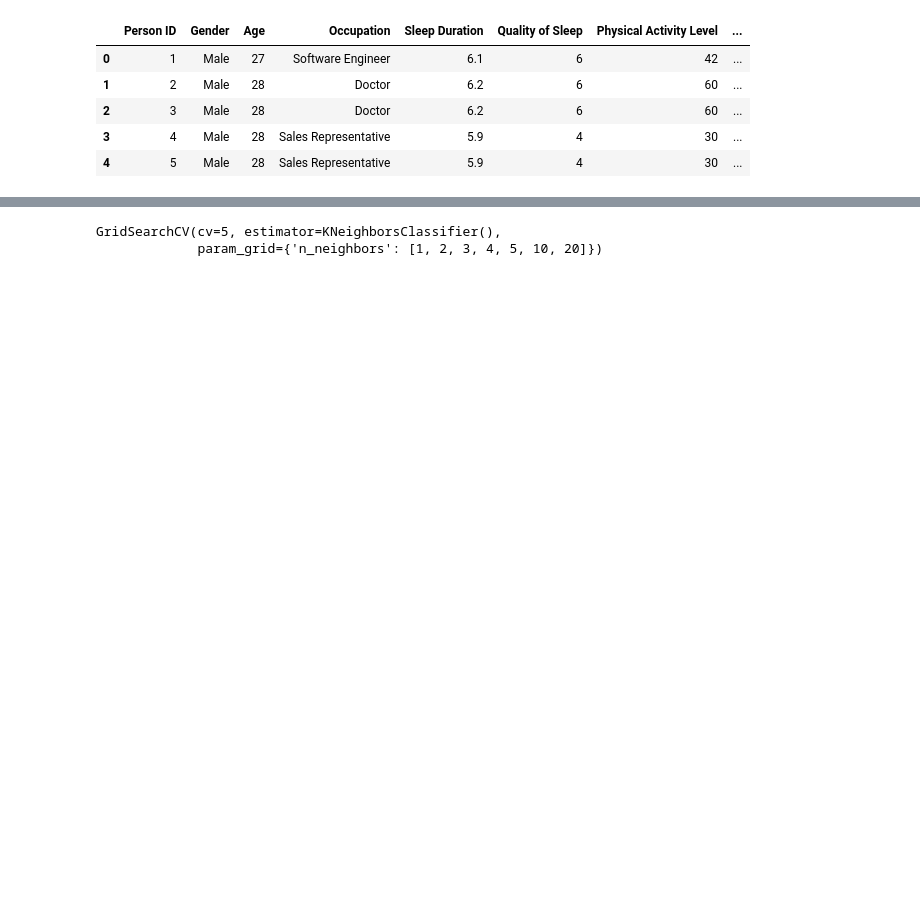
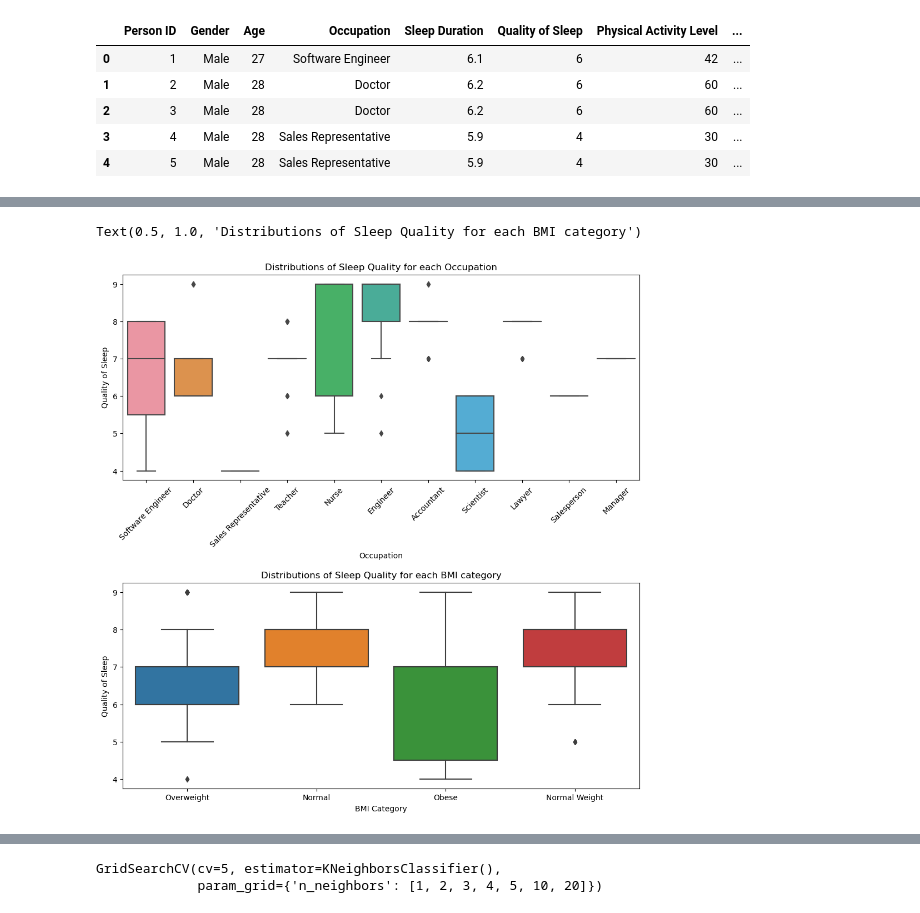
Before and after one commit to TK-71421/Sleep_Quality_and_Stress_Classification, a Jupyter notebook: model_training.ipynb, the cells around one changed output, grey strips where cells are left out. Saved outputs shown, nothing was run; the diff lists cells and outputs as text; code cells hidden in the pictures; blank space fills up the shorter version.

```diff
--- a/model_training.ipynb
+++ b/model_training.ipynb
@@ -25,0 +66,11 @@ data.head()
+# %%
+# Use boxplots to visualize distributions of sleep quality for each category in categorical variables
+fig, ax = plt.subplots(2, 1, figsize=(12,12), gridspec_kw={'hspace': 0.5,'wspace': 0.5})
+sns.boxplot(data=data, x="Occupation", y="Quality of Sleep", ax=ax[0])
+ax[0].set_title("Distributions of Sleep Quality for each Occupation")
+ax[0].tick_params(axis='x', labelrotation=45)
+sns.boxplot(data=data, x="BMI Category", y="Quality of Sleep", ax=ax[1])
+ax[1].set_title("Distributions of Sleep Quality for each BMI category")
+# %% [output]
+Text(0.5, 1.0, 'Distributions of Sleep Quality for each BMI category')
+[figure, added]
```
Also changed, not shown: parts of 30 cells of this notebook.
